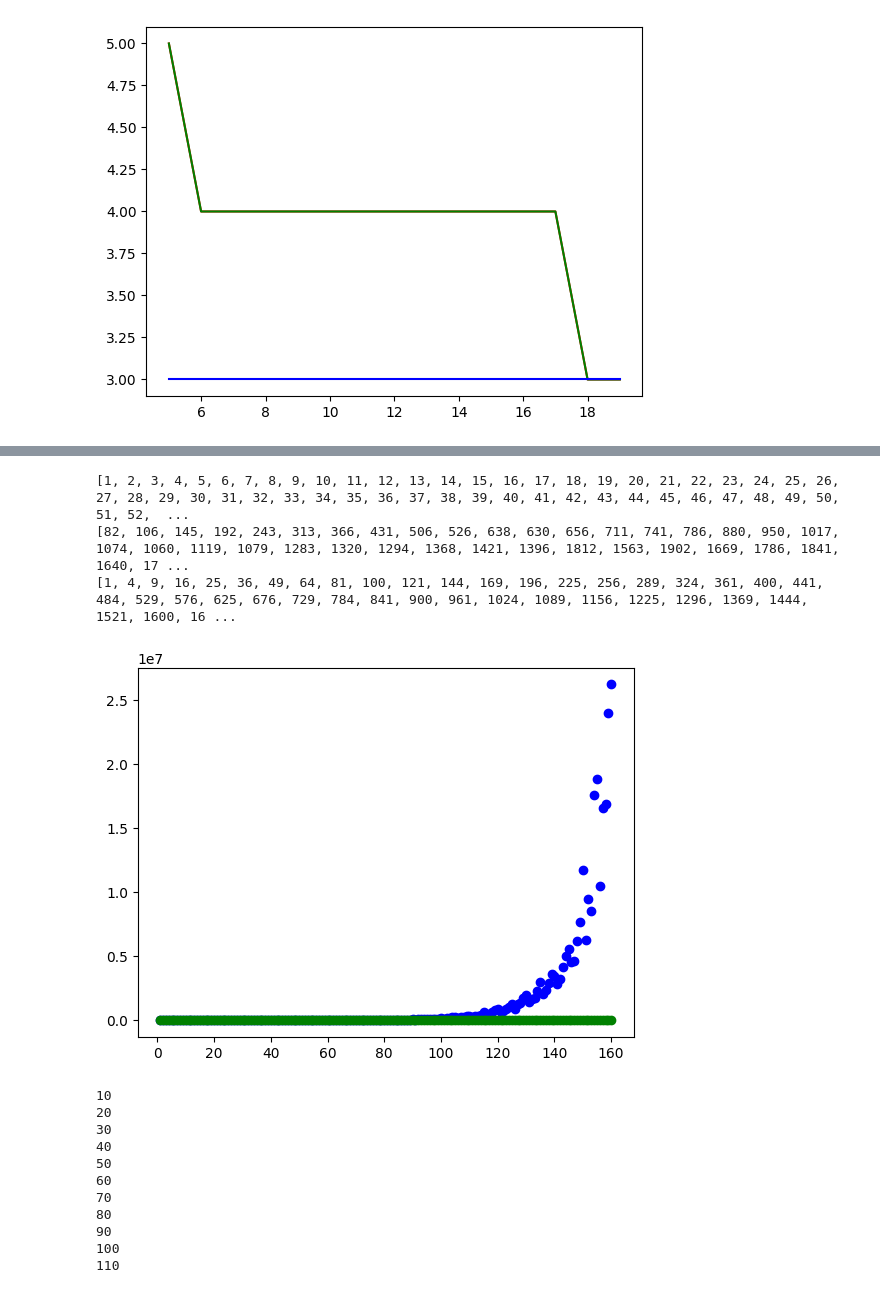
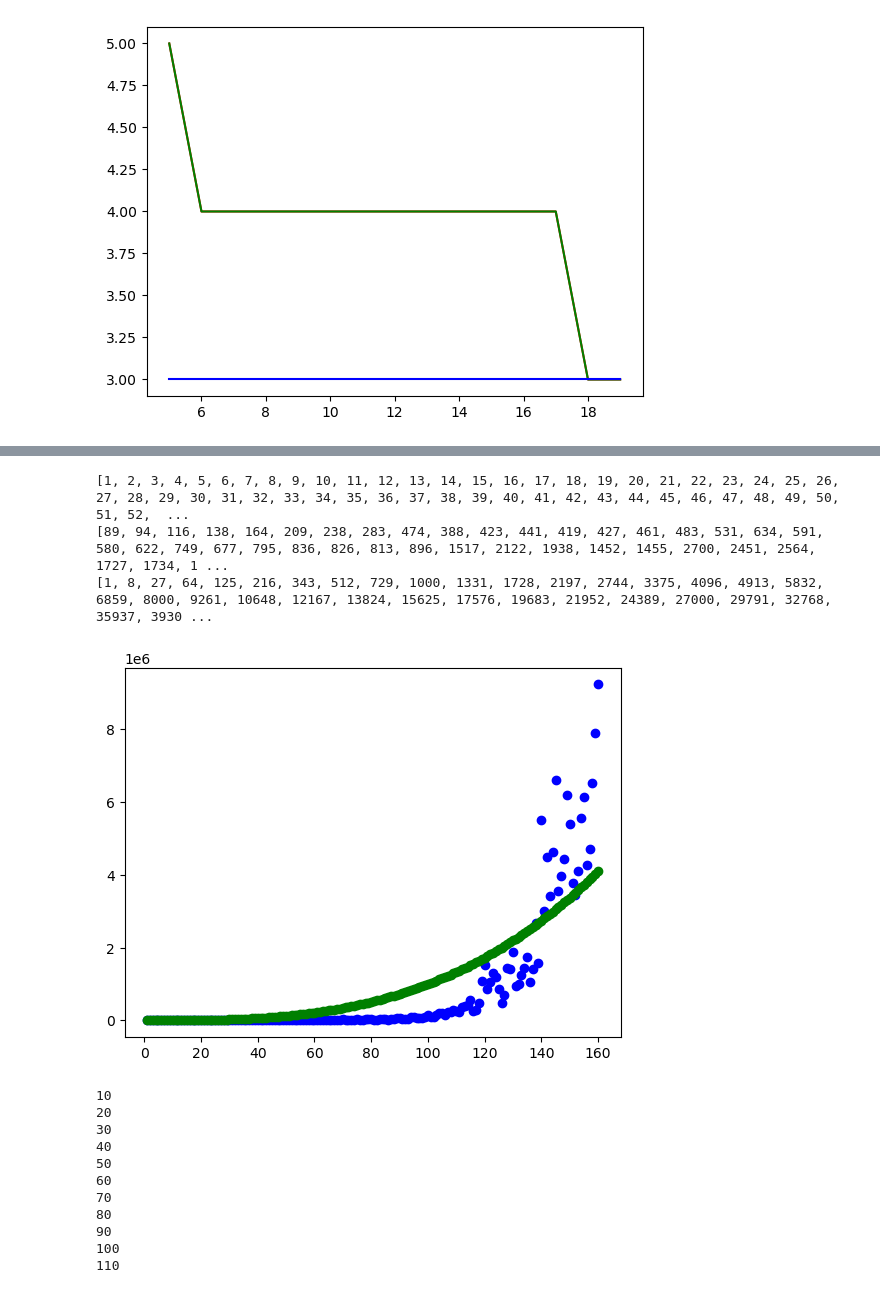
Before and after one commit to karoljanic/preferential-colouring-of-random-graphs, a Jupyter notebook: preferential-colouring-of-random-graphs.ipynb, the cells around one changed output, grey strips where cells are left out. Cells and saved outputs as stored; diff of their text form; code cells hidden in the pictures.

```diff
--- a/preferential-colouring-of-random-graphs.ipynb
+++ b/preferential-colouring-of-random-graphs.ipynb
@@ -245,32 +245,32 @@ for index, embb_path in enumerate(EMBEDDING_PATHS[:EMBEDDING_NUMBERS]):
 # %%
 with open('cmake-build-debug/times1.txt') as file:
     xs = []
     ys1 = []
     ys2 = []
     for line in file.readlines():
         x, y = line.strip().split()
         xs.append(int(x))
         ys1.append(int(y))
-        ys2.append(1 * int(x) ** 2)
+        ys2.append(1 * int(x) ** 3)
         # ys2.append(3 ** (int(x) / 10))
         # ys2.append(int(y) / int(x) ** 3)
 
     print(xs)
     print(ys1)
     print(ys2)
 
     plt.scatter(xs, ys1, c='blue')
     plt.scatter(xs, ys2, c='green')
     # plt.scatter(xs[20:], ys2[20:])
     # plt.scatter(xs, ys1, c="red")
     # plt.scatter(xs, [x ** 3 for x in xs], c="green")
     # plt.scatter(xs, [0.002 * x ** 4 for x in xs], c="blue")
     plt.show()
 # %% [output]
 [1, 2, 3, 4, 5, 6, 7, 8, 9, 10, 11, 12, 13, 14, 15, 16, 17, 18, 19, 20, 21, 22, 23, 24, 25, 26, 27, 28, 29, 30, 31, 32, 33, 34, 35, 36, 37, 38, 39, 40, 41, 42, 43, 44, 45, 46, 47, 48, 49, 50, 51, 52,  ...
-[82, 106, 145, 192, 243, 313, 366, 431, 506, 526, 638, 630, 656, 711, 741, 786, 880, 950, 1017, 1074, 1060, 1119, 1079, 1283, 1320, 1294, 1368, 1421, 1396, 1812, 1563, 1902, 1669, 1786, 1841, 1640, 17 ...
-[1, 4, 9, 16, 25, 36, 49, 64, 81, 100, 121, 144, 169, 196, 225, 256, 289, 324, 361, 400, 441, 484, 529, 576, 625, 676, 729, 784, 841, 900, 961, 1024, 1089, 1156, 1225, 1296, 1369, 1444, 1521, 1600, 16 ...
+[89, 94, 116, 138, 164, 209, 238, 283, 474, 388, 423, 441, 419, 427, 461, 483, 531, 634, 591, 580, 622, 749, 677, 795, 836, 826, 813, 896, 1517, 2122, 1938, 1452, 1455, 2700, 2451, 2564, 1727, 1734, 1 ...
+[1, 8, 27, 64, 125, 216, 343, 512, 729, 1000, 1331, 1728, 2197, 2744, 3375, 4096, 4913, 5832, 6859, 8000, 9261, 10648, 12167, 13824, 15625, 17576, 19683, 21952, 24389, 27000, 29791, 32768, 35937, 3930 ...
-[figure, old version]
+[figure, new version]
 # %%
 # Checking density of neighbours of nodes with high degree
 
```
Also changed, not shown: parts of 5 cells of this notebook.
